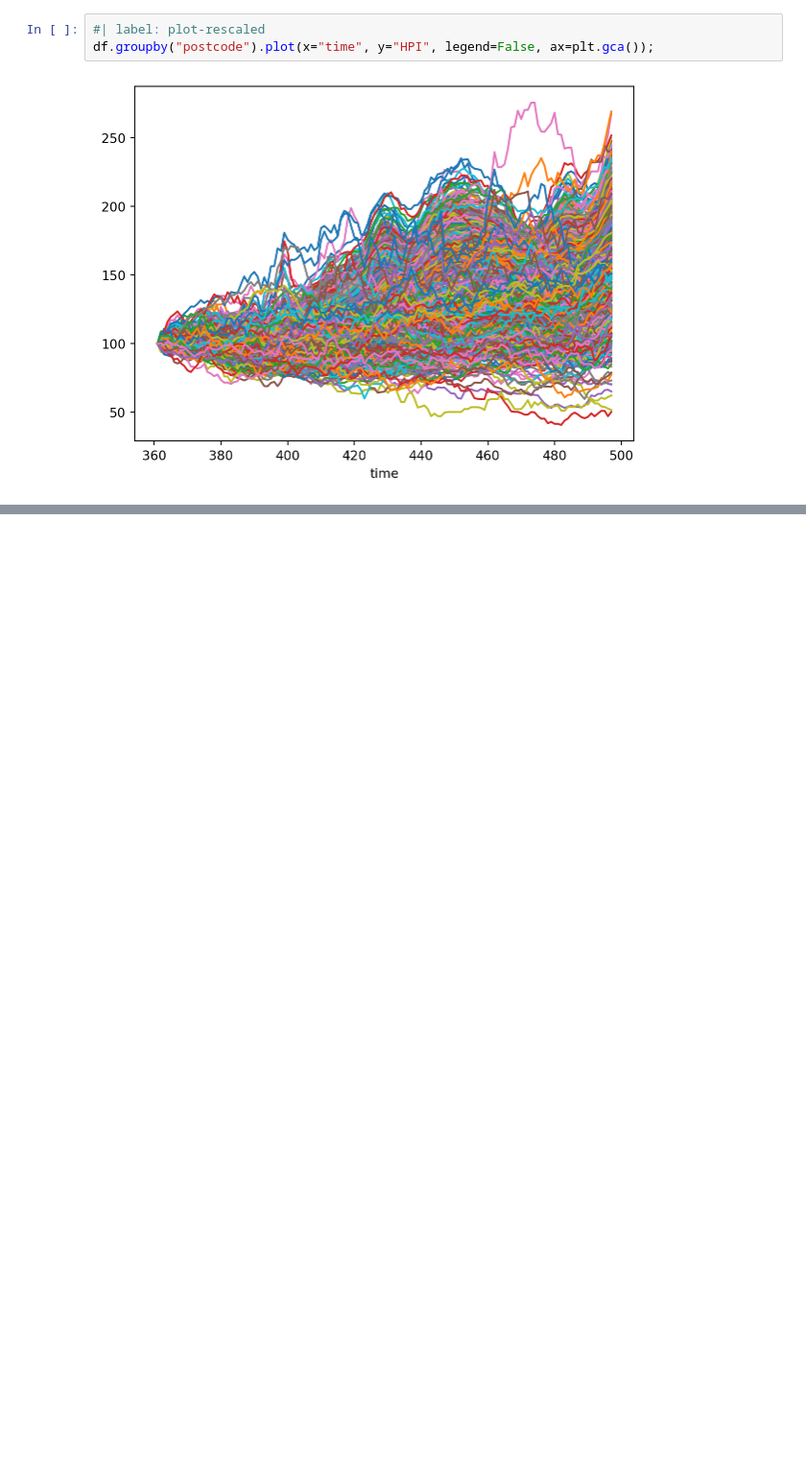
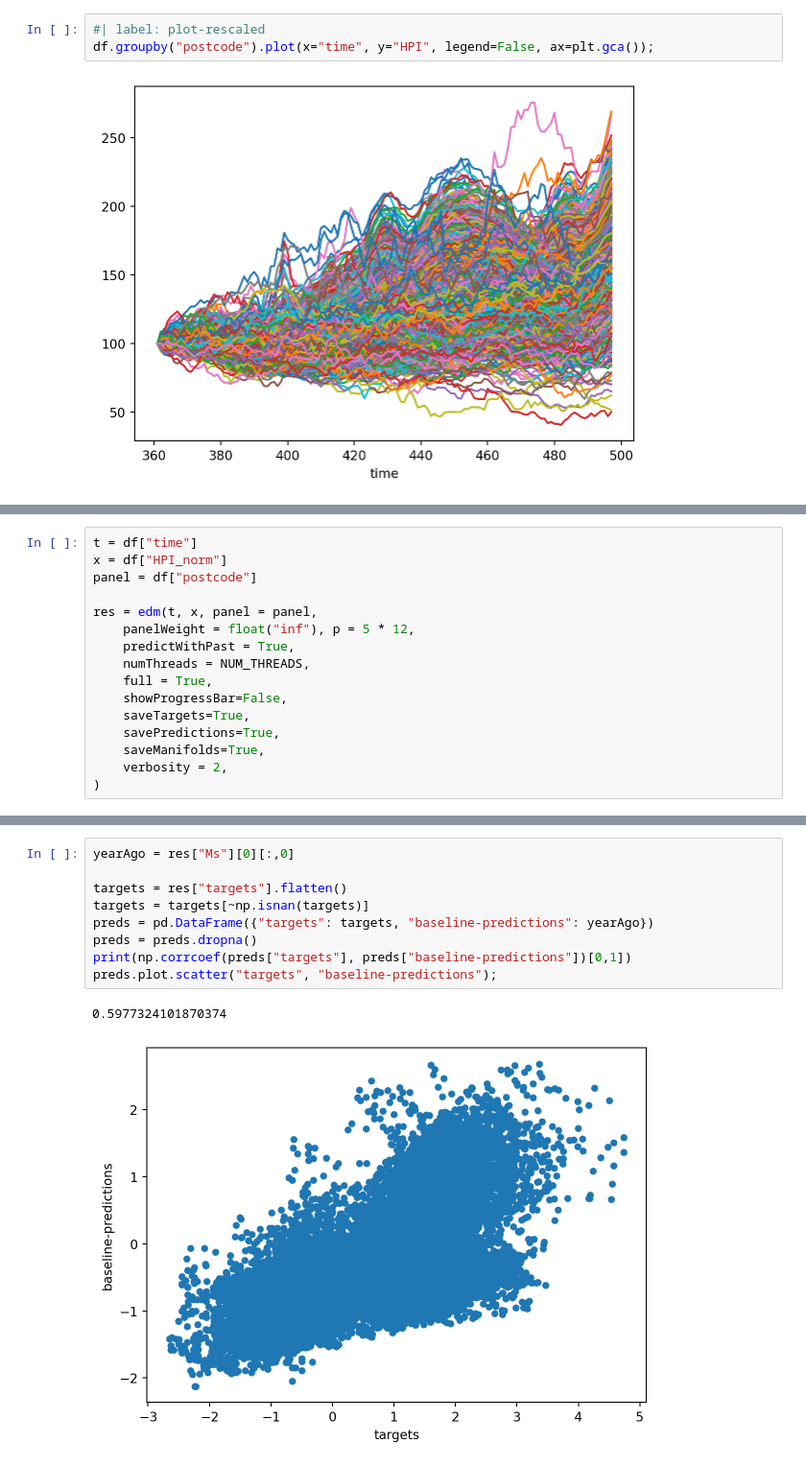
Before and after one commit to Pat-Laub/EDM-TSF2022, a Jupyter notebook: core-logic-house-price-prediction-python.ipynb, the cells around one changed output, grey strips where cells are left out. Shown at 96% size. Drawn from its saved outputs; the diff is of its cells as text; blank space fills up the shorter version.

Commit message:
Comparing EDM predictions on house price index to naive baseline

```diff
--- a/core-logic-house-price-prediction-python.ipynb
+++ b/core-logic-house-price-prediction-python.ipynb
@@ -192,0 +163,16 @@ preds.plot.scatter("targets", "predictions");
+# %%
+t = df["time"]
+x = df["HPI_norm"]
+panel = df["postcode"]
+
+res = edm(t, x, panel = panel,
+	panelWeight = float("inf"), p = 5 * 12,
+	predictWithPast = True,
+	numThreads = NUM_THREADS,
+	full = True,
+	showProgressBar=False,
+	saveTargets=True,
+	savePredictions=True,
+	saveManifolds=True,
+	verbosity = 2,
+)
@@ -192,0 +206,12 @@ preds.plot.scatter("targets", "predictions");
+# %%
+yearAgo = res["Ms"][0][:,0]
+
+targets = res["targets"].flatten()
+targets = targets[~np.isnan(targets)]
+preds = pd.DataFrame({"targets": targets, "baseline-predictions": yearAgo})
+preds = preds.dropna()
+print(np.corrcoef(preds["targets"], preds["baseline-predictions"])[0,1])
+preds.plot.scatter("targets", "baseline-predictions");
+# %% [output]
+0.5977324101870374
+[figure, added]
```
Also changed, not shown: parts of 24 cells of this notebook, 33 other files.
